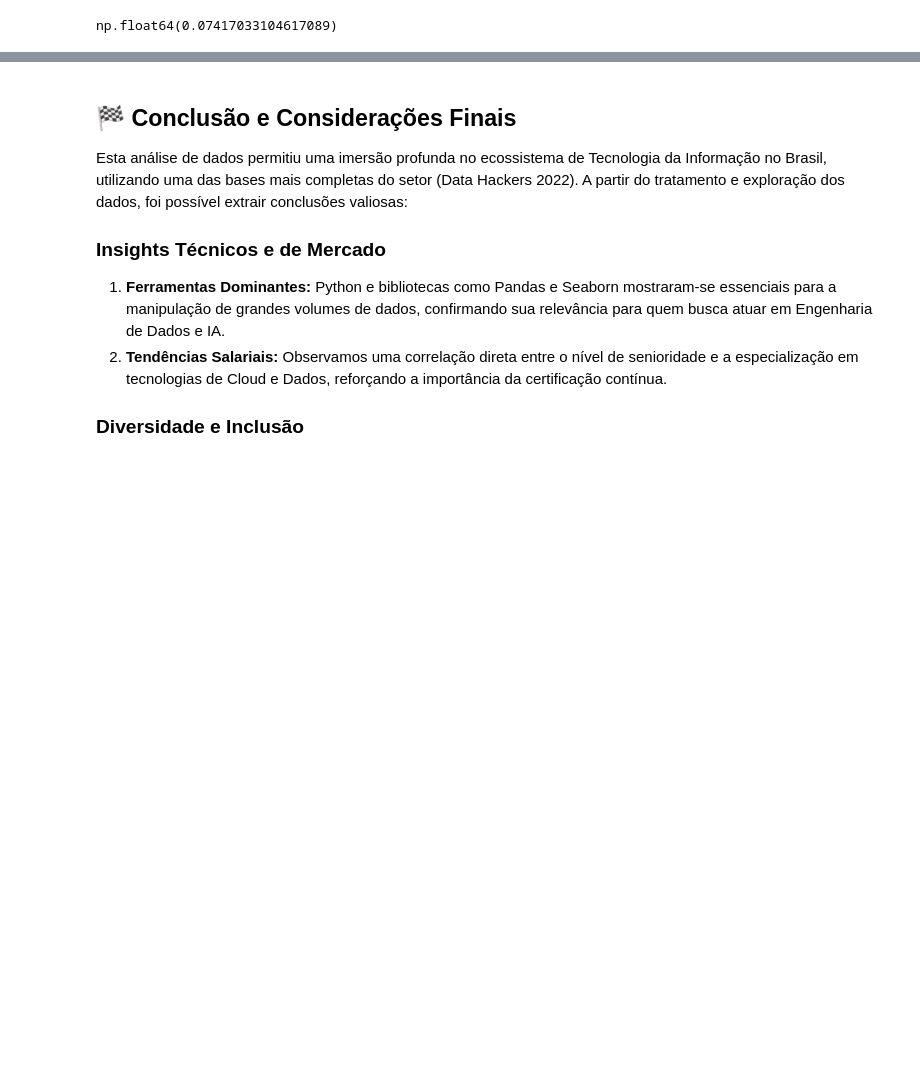
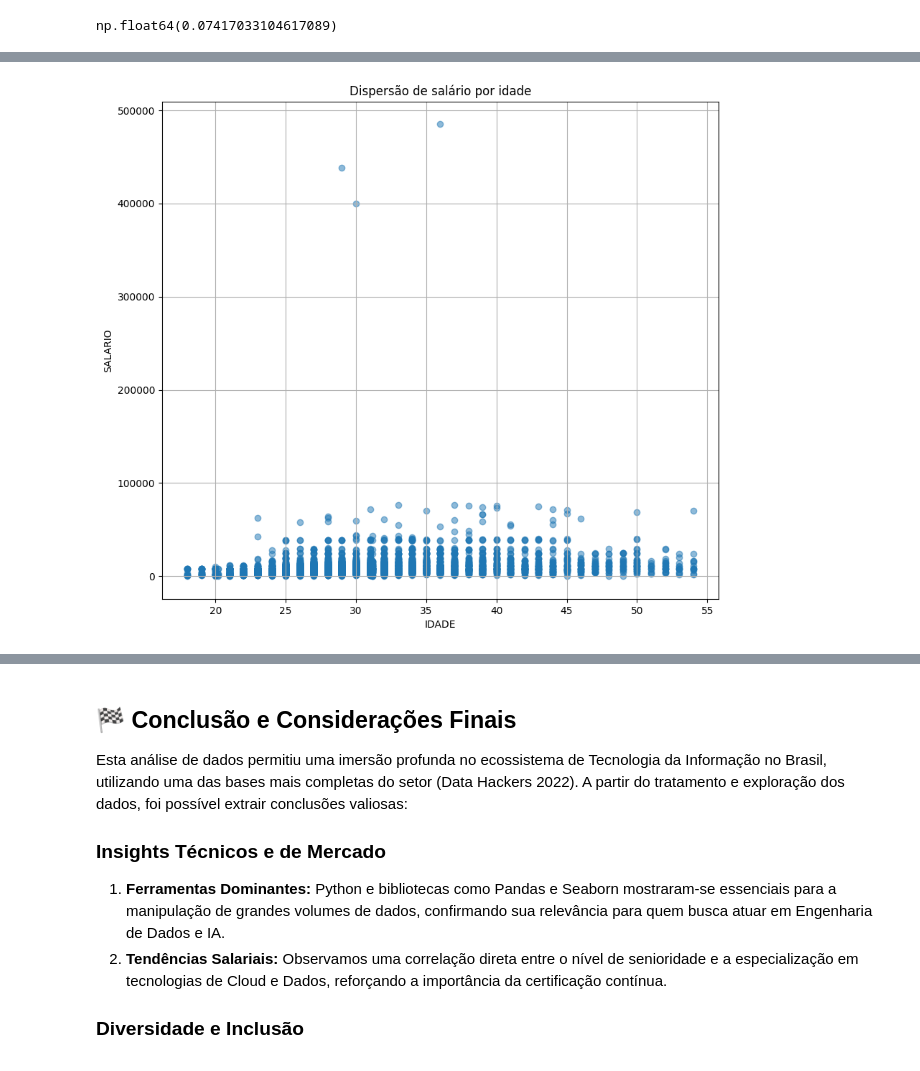
Before and after one commit to ferfaoliver-ferreira/Tratamento_dados_pesquisa_datahackers, a Jupyter notebook: análise_dados.ipynb, the cells around one changed output, grey strips where cells are left out. Saved outputs shown, nothing was run; the diff lists cells and outputs as text; code cells hidden in the pictures; blank space fills up the shorter version.

```diff
--- a/análise_dados.ipynb
+++ b/análise_dados.ipynb
@@ -1111,0 +1209,13 @@ np.float64(0.07417033104617089)
+# %%
+# Explorando outra forma de apresentação dos dados em gráfico com o plt.scatter
+# Para aumentar o tamanho do grafico, usamos o parâmetro figsize, onde o primeiro número é o eixo x e o segundo, é o eixo y).
+plt.figure(figsize=(10,9))
+# O parâmetro alpha é para definir a transpareência ou opacidade dos pontinhos no grafico de dispersão, quanto mais perto de 1.0, mais preenchido.
+plt.scatter(x=dados['IDADE'], y=dados['SALARIO'], alpha=0.5)
+plt.xlabel('IDADE')
+plt.ylabel('SALARIO')
+plt.title('Dispersão de salário por idade')
+plt.grid(True)
+plt.show()
+# %% [output]
+[figure, added]
```
Also changed, not shown: parts of 20 cells of this notebook.
